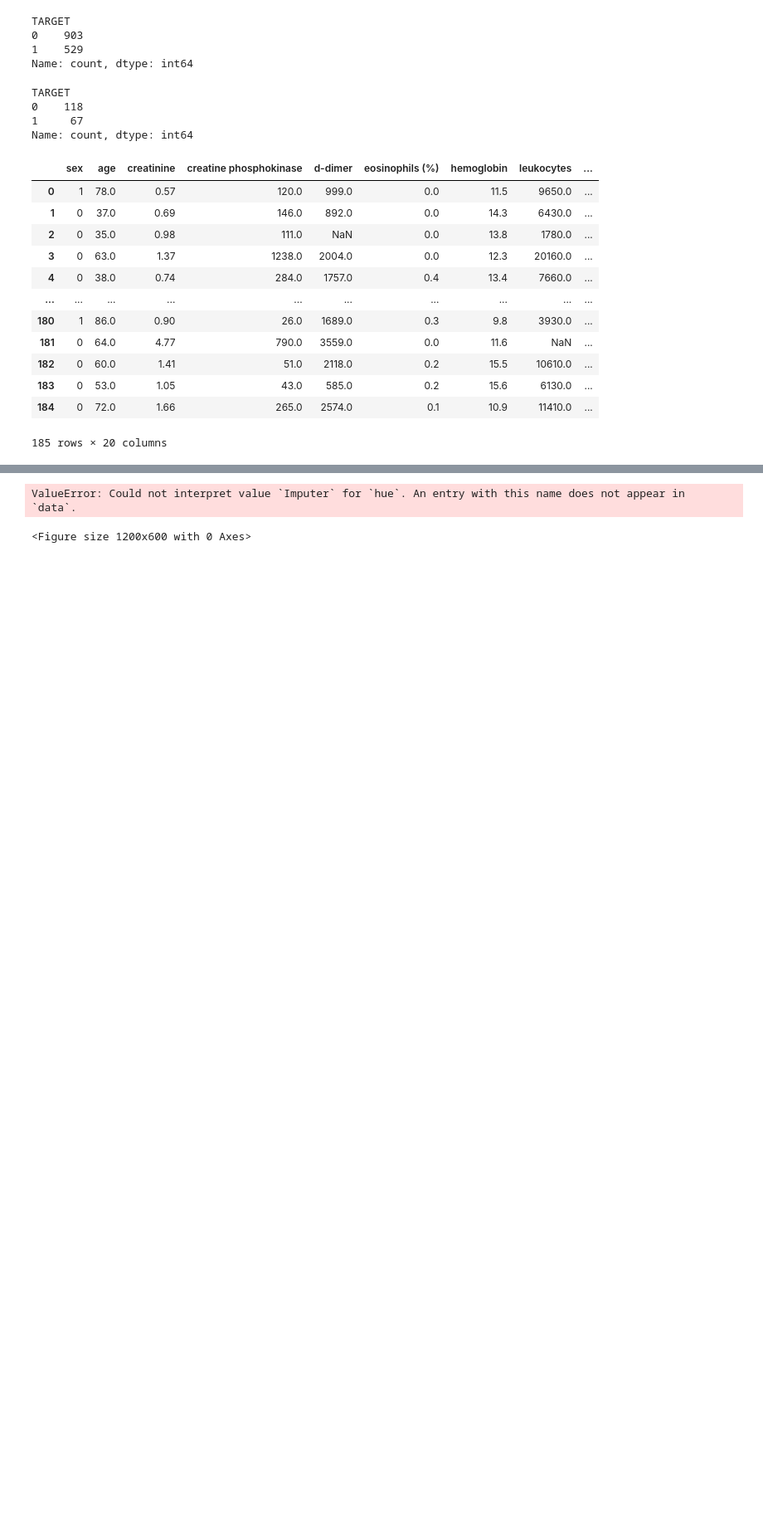
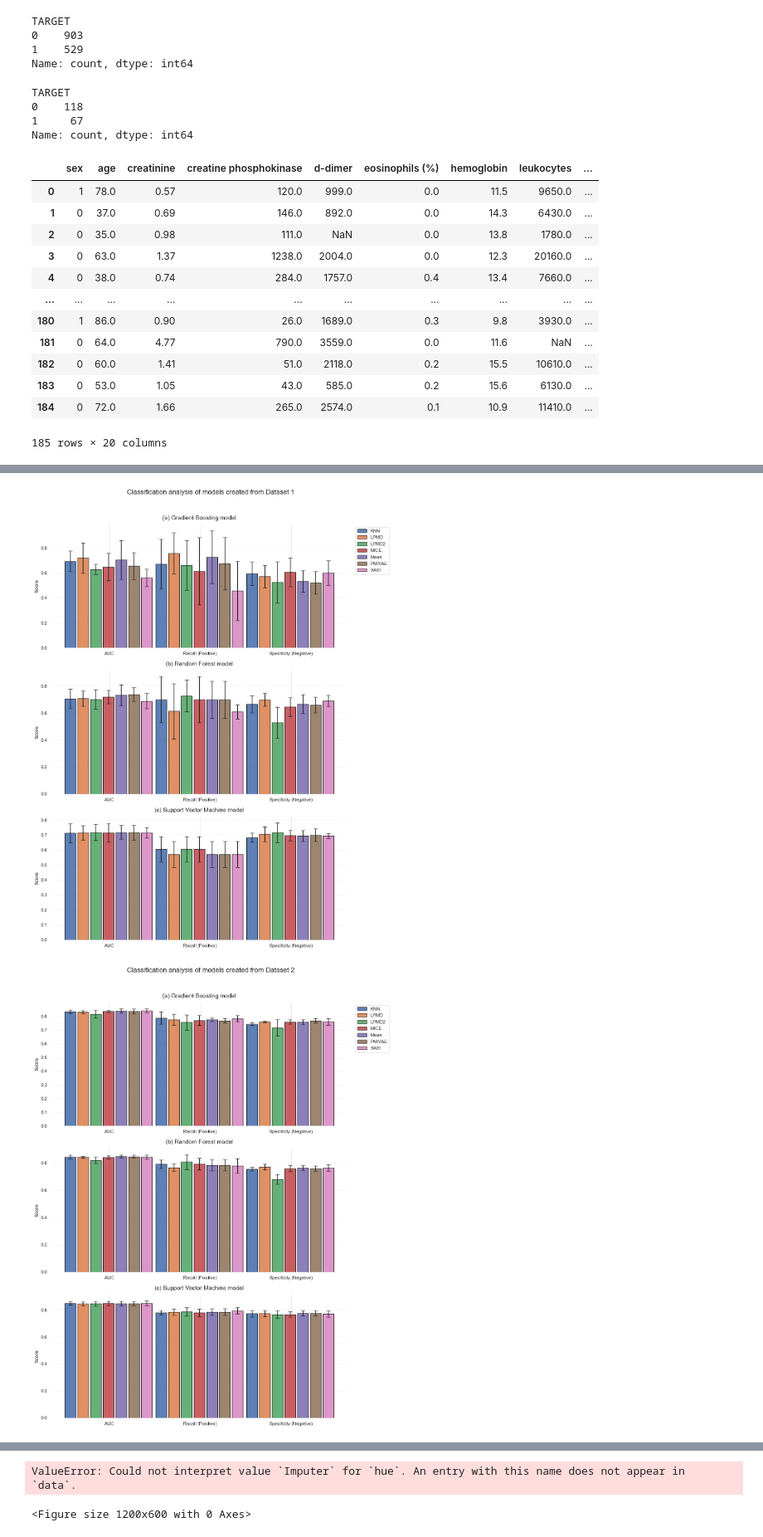
Before and after one commit to filipeloyola/LPMD-applied-COVID-19-datasets, a Jupyter notebook: ML_notebook.ipynb, the cells around one changed output, grey strips where cells are left out. Shown at 83% size. Drawn from its saved outputs; the diff is of its cells as text; code cells hidden in the pictures; blank space fills up the shorter version.

```diff
--- a/ML_notebook.ipynb
+++ b/ML_notebook.ipynb
@@ -374,0 +723,69 @@ with pd.ExcelWriter(output_file_geral) as writer:
+# %%
+import pandas as pd
+import matplotlib.pyplot as plt
+import numpy as np
+import seaborn as sns
+
+hosp = ['1', '2', '3', '4']
+
+for n in hosp:
+
+    # Configurações de estilo
+    sns.set_theme(style="whitegrid")
+    plt.rcParams['font.size'] = 12
+
+    # Carregar arquivo
+    file_path = 'hosp'+ n +'_resultados.xlsx'
+    sheet_names = ['(a) Gradient Boosting', '(b) Random Forest', '(c) Support Vector Machine']
+
+    # Paleta de cores
+    cores = sns.color_palette("deep", n_colors=7)
+
+    # Criar figura com subplots verticais (SEM sharex)
+    fig, axes = plt.subplots(3, 1, figsize=(12, 15), sharex=False)  # sharex=False para rótulos independentes
+    fig.suptitle('Classification analysis of models created from Dataset '+ n, fontsize=16, y=1.02)
+
+    # Loop para cada aba
+    for ax, sheet_name in zip(axes, sheet_names):
+        df = pd.read_excel(file_path, sheet_name=sheet_name, header=[0], index_col=0)
+
+        metrics = df.index.tolist()
+        algorithms = [col.split('_')[0] for col in df.columns if '_mean' in col]
+
+        bar_width = 0.12
+        spacing = 0.02
+        x_pos = np.arange(len(metrics))
+
+        for i, algo in enumerate(algorithms):
+            means = df[f'{algo}_mean'].values
+            stds = df[f'{algo}_std'].values
+            ax.bar(
+                x_pos + i * (bar_width + spacing),
+                means,
+                bar_width,
+                yerr=stds,
+                label=algo,
+                color=cores[i],
+                capsize=5,
+                edgecolor='black',
+                alpha=0.9
+            )
+
+        # Configurações do subplot (rótulos em TODOS os gráficos)
+        ax.set_xticks(x_pos + (len(algorithms) / 2) * (bar_width + spacing) - bar_width / 2)
+        ax.set_xticklabels(['AUC', 'Recall (Positive)', 'Specificity (Negative)'])  # Rotação opcional
+        ax.set_ylabel('Score', fontsize=12)
+        ax.set_title(f'{sheet_name} model', fontsize=14, pad=12)
+        ax.grid(axis='y', linestyle='--', alpha=0.3)
+
+        # Legenda apenas no primeiro gráfico
+        if ax == axes[0]:
+            ax.legend(bbox_to_anchor=(1.15, 1), loc='upper right')
+
+    # Ajustes finais
+    sns.despine(left=True, bottom=True)
+    plt.tight_layout()
+    plt.show()
+# %% [output]
+[figure, added]
+[figure, added]
```
Also changed, not shown: parts of 40 cells of this notebook, 19 other files.
